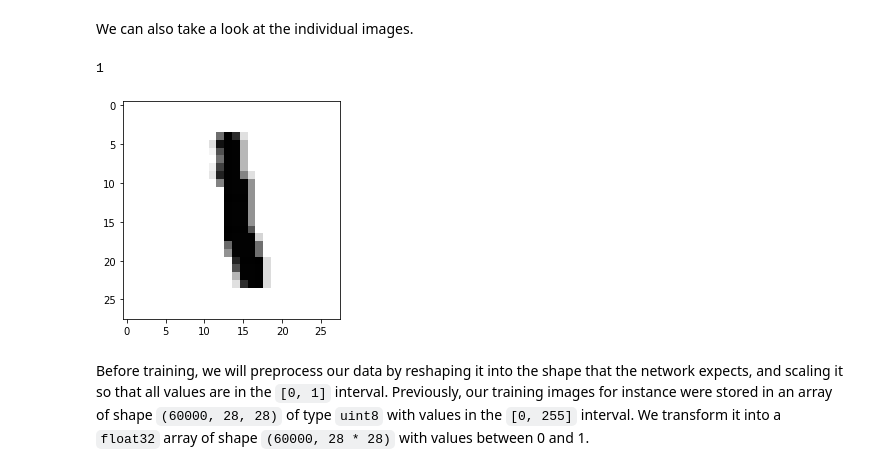
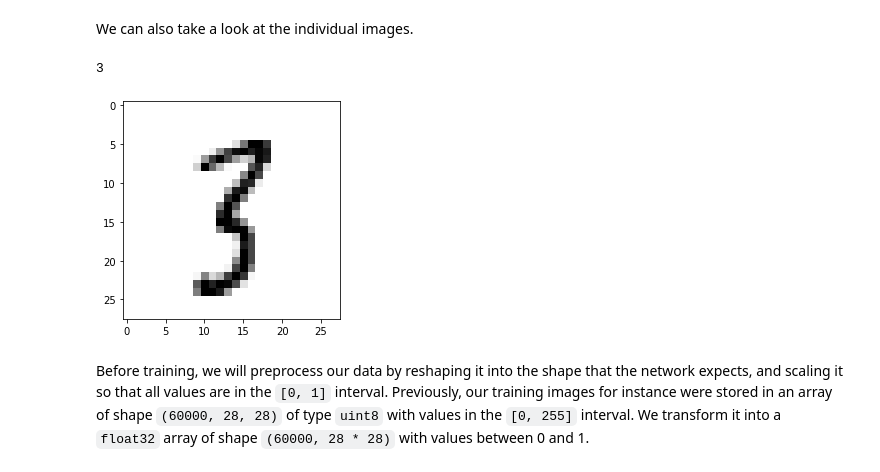
Before and after one commit to clelan24/CMSE202_Git_Started, a Jupyter notebook: hw_05/HW-05_TF-Kaedon_Cleland-Host.ipynb, the cells around one changed output. Cells and saved outputs as stored; diff of their text form; code cells hidden in the pictures.

```diff
--- a/hw_05/HW-05_TF-Kaedon_Cleland-Host.ipynb
+++ b/hw_05/HW-05_TF-Kaedon_Cleland-Host.ipynb
@@ -132,10 +129,10 @@ plt.hist(train_labels)
 # %% [markdown]
 We can also take a look at the individual images.
 # %%
-digit = train_images[6]
+digit = train_images[574]
 plt.imshow(digit, cmap=plt.cm.binary)
-train_labels[6]
+train_labels[574]
 # %% [output]
-1
+3
-[figure, old version]
+[figure, new version]
 # %% [markdown]
```
Also changed, not shown: parts of 24 cells of this notebook.
